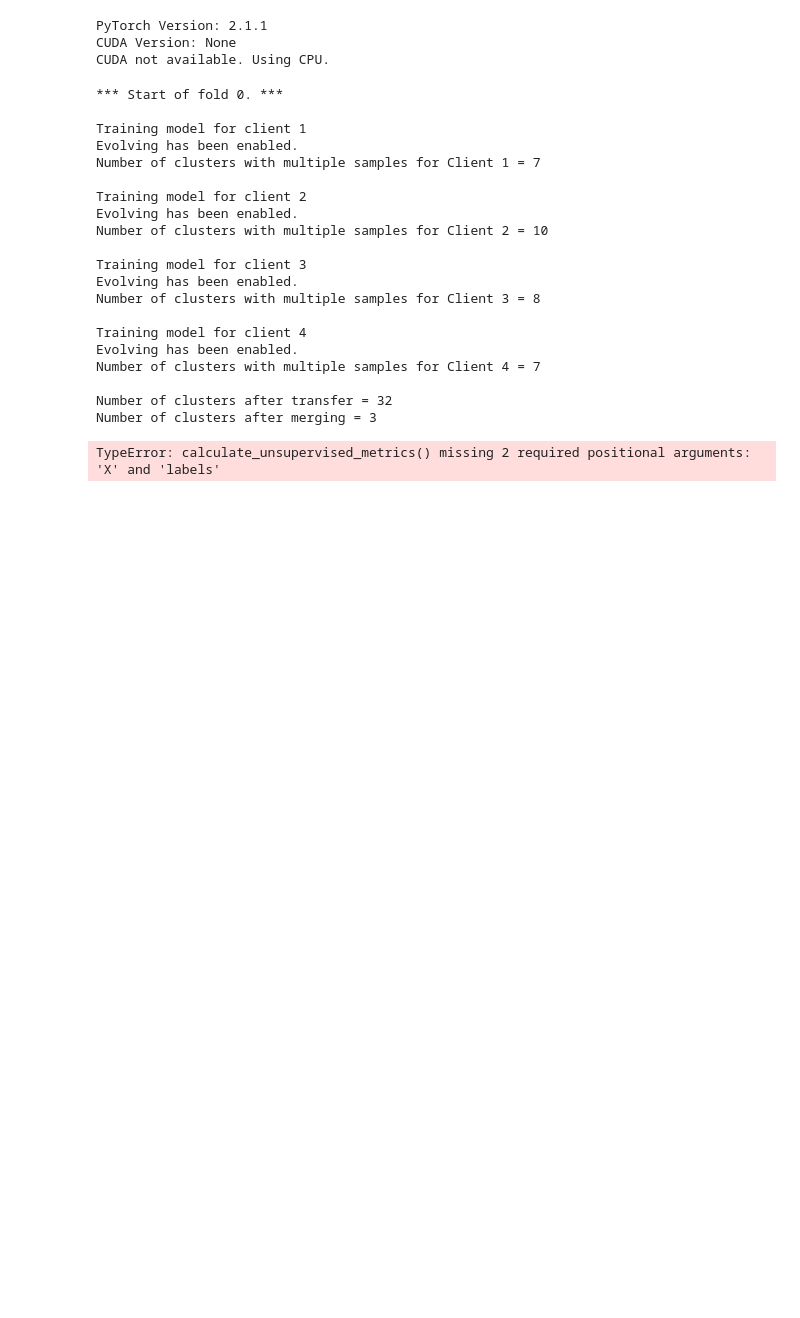
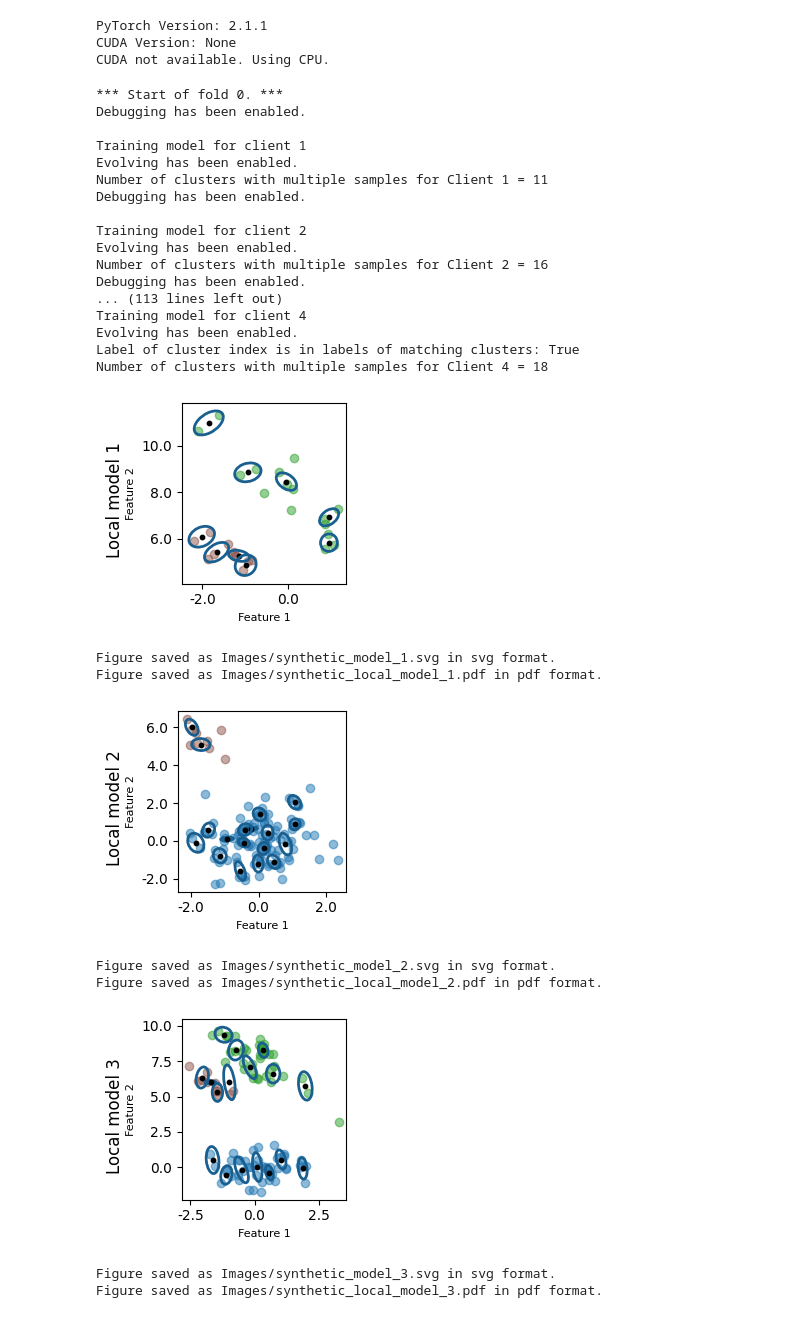
Before and after one commit to mihaozbot/eGAUSSp_Python, a Jupyter notebook: synthetic_experiment.ipynb, the cells around one changed output. Saved outputs shown, nothing was run; the diff lists cells and outputs as text; code cells hidden in the pictures; blank space fills up the shorter version.

```diff
--- a/synthetic_experiment.ipynb
+++ b/synthetic_experiment.ipynb
@@ -27,7 +28,7 @@ print("CUDA not available. Using CPU.")
 local_model_params = {
     "feature_dim": 2,
     "num_classes": 3,
-    "N_max": 1,
+    "kappa_n": 4,
     "num_sigma": 2,
     "kappa_join": 0.5,
     "S_0": 1e-8,
@@ -37,11 +38,11 @@ local_model_params = {
 federated_model_params = {
     "feature_dim": 2,
     "num_classes": 3,
-    "N_max": 1,
+    "kappa_n": 1,
     "num_sigma": 2,
     "kappa_join": 1.1,
     "S_0": 1e-8,
-    "c_max": 10,
+    "c_max": 2,
     "device": device
 }
 # %% [output]
@@ -69,6 +70,8 @@ indices = np.random.permutation(z.shape[1])
 data = z[:, indices].transpose()
 labels = labels[indices]
 # %%
+
+
 X = data
 y = labels
 
@@ -81,11 +84,12 @@ kf = KFold(n_splits=num_splits, shuffle=True, random_state=None)
 samples_per_class_per_client = np.zeros((num_clients, local_model_params["num_classes"], num_splits))
 
 # Main loop for k-fold cross-validation
-all_client_metrics = [[] for _ in range(num_clients)]
+#all_client_metrics = [[] for _ in range(num_clients)]
 all_client_clusters = [[] for _ in range(num_clients)]
-
+all_agregated_clusters = []
 all_federated_metrics = []
 all_federated_clusters = []
+all_federated_bic = []
 
 for i_fold, (train_index, test_index) in enumerate(kf.split(data)):
     print(f"\n*** Start of fold {i_fold}. ***")
@@ -100,6 +104,7 @@ for i_fold, (train_index, test_index) in enumerate(kf.split(data)):
 
     #Train the models
     for client_idx, client_model in enumerate(local_models):
+        client_model.toggle_debugging(True)
 
         # Count the number of samples per class for this client in this fold
         for class_idx in range(client_model.num_classes):
@@ -116,52 +121,68 @@ for i_fold, (train_index, test_index) in enumerate(kf.split(data)):
         num_client_clusters = torch.sum(client_model.n[:client_model.c] > 1).item()
         print(f"Number of clusters with multiple samples for Client {client_idx + 1} = {num_client_clusters}")
         all_client_clusters[client_idx].append(num_client_clusters)
 
     #Aggregate local models
-    for client_model in local_models:
+    for client_idx, client_model in enumerate(local_models):
         federated_model.federal_agent.merge_model_privately(client_model, 1)
+        num_agregated_clusters = torch.sum(federated_model.n[:federated_model.c] > 1).item()
+        all_agregated_clusters.append(num_agregated_clusters)
+
+        #Plot local models
+        if i_fold == (num_splits-1):
+
+            #Plot the local models
+            fig = plot_first_feature_horizontal(train_data[client_idx], model=client_model, num_sigma=2, N_max=1, title=f"Local model {client_idx+1}")
+            save_figure(fig, f"Images/synthetic_model_{client_idx+1}.svg", "svg")
+            save_figure(fig, f"Images/synthetic_local_model_{client_idx+1}.pdf","pdf")
+
 
     #Plot the Aggregated model
     if i_fold == (num_splits-1):
-        #Plot the local models
-        fig = plot_first_feature_horizontal(train_data[client_idx], model=client_model, num_sigma=2, N_max=1, title=f"Local model {client_idx}")
-        save_figure(fig, f"Images/synthetic_model_{client_idx}.svg", "svg")
-        save_figure(fig, f"Images/synthetic__local_model_{client_idx}.pdf","pdf")
-
-        #Plot the Aggregated model
-
         fig = plot_first_feature_horizontal(all_data, model=federated_model, num_sigma=2, N_max=0, title="Aggregated models")
         save_figure(fig, "Images/synthetic_federated_pre_merge.svg","svg")
         save_figure(fig, "Images/synthetic_federated_pre_merge.pdf","pdf")
 
     #Merge the federated model clusters
     print(f"\nNumber of clusters after transfer = {federated_model.c}")
     federated_model.federal_agent.federated_merging()
     num_federated_clusters = torch.sum(federated_model.n[:federated_model.c] > 1).item()
     print(f"Number of clusters after merging = {federated_model.c}")
-
+    all_federated_clusters.append(num_federated_clusters)
 
     #Test the federated model
-    calculate_unsupervised_metrics()
+    #calculate_unsupervised_metrics()
+    _,_, cluster_assignment = test_model(federated_model, test_data)
+
+    federated_metrics = calculate_unsupervised_metrics(cluster_assignment, test_data)
+    #num_params = federated_model.c*(federated_model.feature_dim**2 + federated_model.feature_dim +1)
+    #bic = compute_bic(cluster_assignment.detach().numpy(), num_params)
+    all_federated_metrics.append(federated_metrics)
+    #all_federated_bic.append(bic)
 # %% [output]
 *** Start of fold 0. ***
+Debugging has been enabled.
 
 Training model for client 1
 Evolving has been enabled.
-Number of clusters with multiple samples for Client 1 = 7
+Number of clusters with multiple samples for Client 1 = 11
+Debugging has been enabled.
 
 Training model for client 2
 Evolving has been enabled.
-Number of clusters with multiple samples for Client 2 = 10
-
-Training model for client 3
-Evolving has been enabled.
-Number of clusters with multiple samples for Client 3 = 8
-
+Number of clusters with multiple samples for Client 2 = 16
+Debugging has been enabled.
+... (113 lines left out)
 Training model for client 4
 Evolving has been enabled.
-Number of clusters with multiple samples for Client 4 = 7
-
-Number of clusters after transfer = 32
-Number of clusters after merging = 3
+Label of cluster index is in labels of matching clusters: True
+Number of clusters with multiple samples for Client 4 = 18
+[figure, added]
-TypeError: calculate_unsupervised_metrics() missing 2 required positional arguments: 'X' and 'labels'
+Figure saved as Images/synthetic_model_1.svg in svg format.
+Figure saved as Images/synthetic_local_model_1.pdf in pdf format.
+[figure, added]
+Figure saved as Images/synthetic_model_2.svg in svg format.
+Figure saved as Images/synthetic_local_model_2.pdf in pdf format.
+[figure, added]
+Figure saved as Images/synthetic_model_3.svg in svg format.
+Figure saved as Images/synthetic_local_model_3.pdf in pdf format.
```
Also changed, not shown: parts of 5 cells of this notebook, 17 other files.
